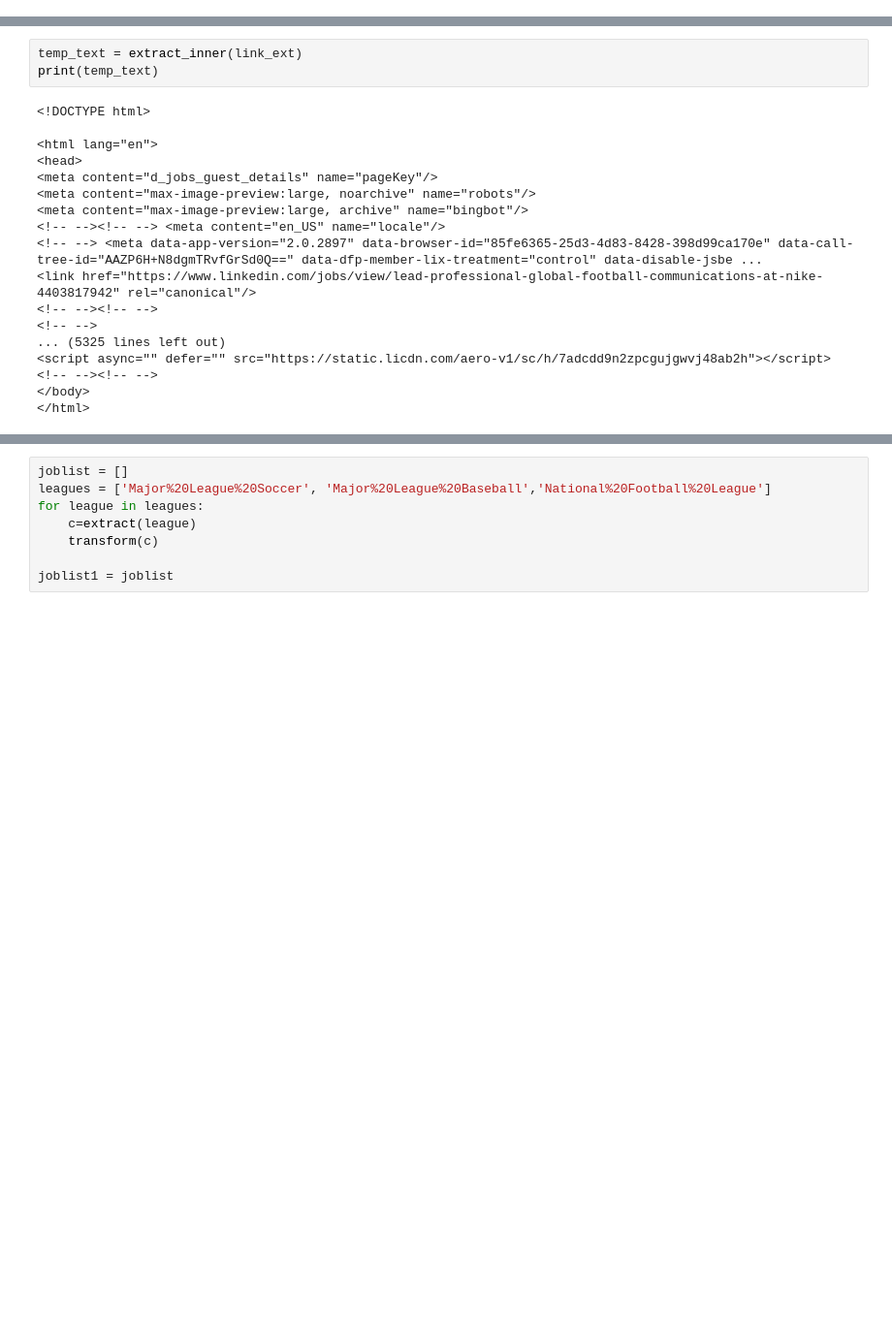
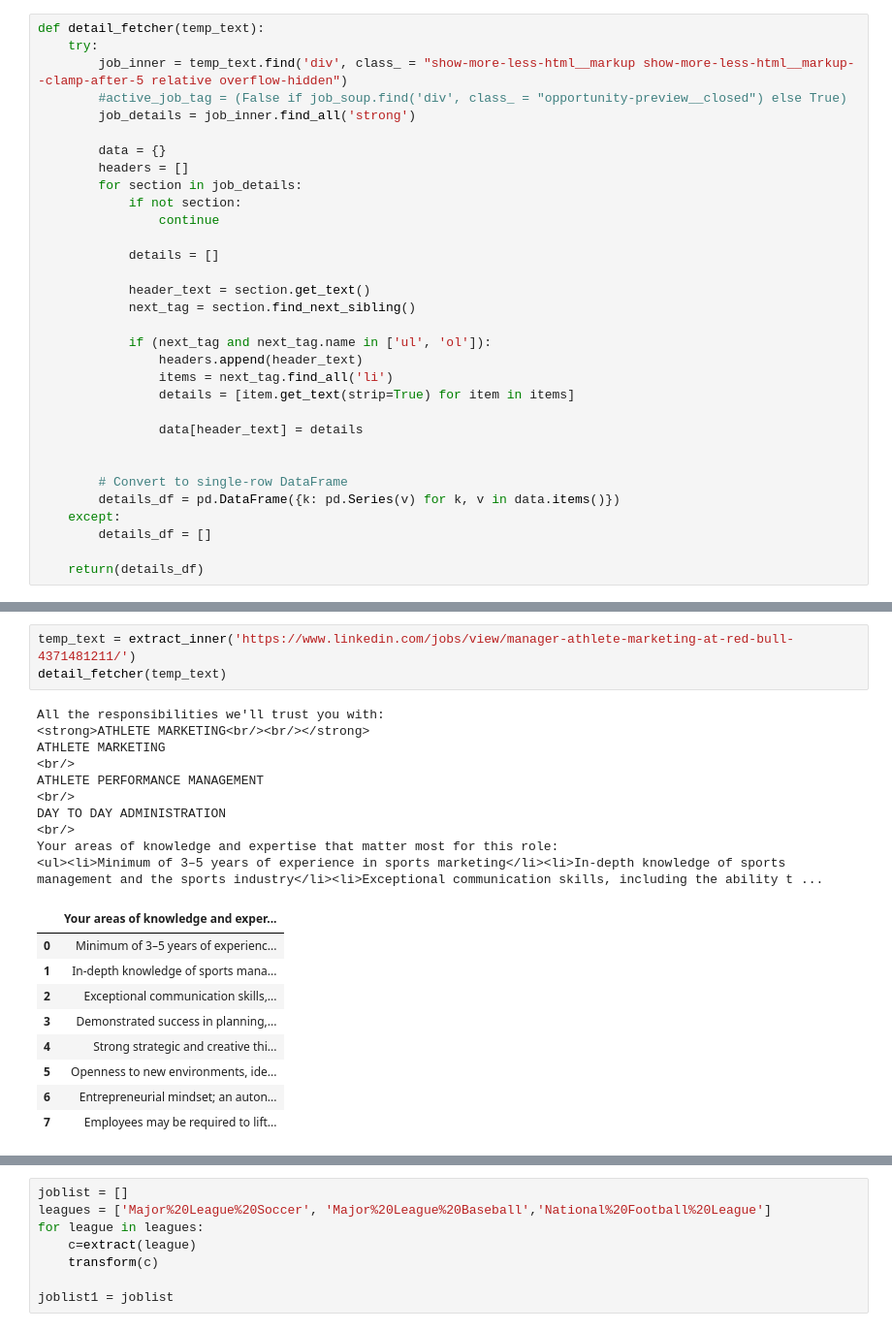
Before and after one commit to VinCoppola/JobsInSports, a Jupyter notebook: linkedin_scraper.ipynb, the cells around one changed output, grey strips where cells are left out. Shown at 97% size. Drawn from its saved outputs; the diff is of its cells as text; blank space fills up the shorter version.

```diff
--- a/linkedin_scraper.ipynb
+++ b/linkedin_scraper.ipynb
@@ -190,0 +142,32 @@ https://www.linkedin.com/jobs/view/lead-professional-global-football-communicati
+# %%
+def detail_fetcher(temp_text):
+    try:
+        job_inner = temp_text.find('div', class_ = "show-more-less-html__markup show-more-less-html__markup--clamp-after-5 relative overflow-hidden")
+        #active_job_tag = (False if job_soup.find('div', class_ = "opportunity-preview__closed") else True)
+        job_details = job_inner.find_all('strong')
+
+        data = {}
+        headers = []
+        for section in job_details:
+            if not section:
+                continue
+
+            details = []
+
+            header_text = section.get_text()
+            next_tag = section.find_next_sibling()
+
+            if (next_tag and next_tag.name in ['ul', 'ol']):
+                headers.append(header_text)
+                items = next_tag.find_all('li')
+                details = [item.get_text(strip=True) for item in items]
+
+                data[header_text] = details
+
+
+        # Convert to single-row DataFrame
+        details_df = pd.DataFrame({k: pd.Series(v) for k, v in data.items()})
+    except:
+        details_df = []
+
+    return(details_df)
@@ -191,22 +194,24 @@ https://www.linkedin.com/jobs/view/lead-professional-global-football-communicati
 # %%
-temp_text = extract_inner(link_ext)
-print(temp_text)
+temp_text = extract_inner('https://www.linkedin.com/jobs/view/manager-athlete-marketing-at-red-bull-4371481211/')
+detail_fetcher(temp_text)
 # %% [output]
-<!DOCTYPE html>
-
-<html lang="en">
-<head>
-<meta content="d_jobs_guest_details" name="pageKey"/>
-<meta content="max-image-preview:large, noarchive" name="robots"/>
-<meta content="max-image-preview:large, archive" name="bingbot"/>
-<!-- --><!-- --> <meta content="en_US" name="locale"/>
-<!-- --> <meta data-app-version="2.0.2897" data-browser-id="85fe6365-25d3-4d83-8428-398d99ca170e" data-call-tree-id="AAZP6H+N8dgmTRvfGrSd0Q==" data-dfp-member-lix-treatment="control" data-disable-jsbe ...
-<link href="https://www.linkedin.com/jobs/view/lead-professional-global-football-communications-at-nike-4403817942" rel="canonical"/>
-<!-- --><!-- -->
-<!-- -->
-... (5325 lines left out)
-<script async="" defer="" src="https://static.licdn.com/aero-v1/sc/h/7adcdd9n2zpcgujgwvj48ab2h"></script>
-<!-- --><!-- -->
-</body>
-</html>
+All the responsibilities we'll trust you with:
+<strong>ATHLETE MARKETING<br/><br/></strong>
+ATHLETE MARKETING
+<br/>
+ATHLETE PERFORMANCE MANAGEMENT
+<br/>
+DAY TO DAY ADMINISTRATION
+<br/>
+Your areas of knowledge and expertise that matter most for this role:
+<ul><li>Minimum of 3–5 years of experience in sports marketing</li><li>In-depth knowledge of sports management and the sports industry</li><li>Exceptional communication skills, including the ability t ...
+|  | Your areas of knowledge and exper... |
+| 0 | Minimum of 3–5 years of experienc... |
+| 1 | In-depth knowledge of sports mana... |
+| 2 | Exceptional communication skills,... |
+| 3 | Demonstrated success in planning,... |
+| 4 | Strong strategic and creative thi... |
+| 5 | Openness to new environments, ide... |
+| 6 | Entrepreneurial mindset; an auton... |
+| 7 | Employees may be required to lift... |
 # %%
```
Also changed, not shown: parts of 16 cells of this notebook.
